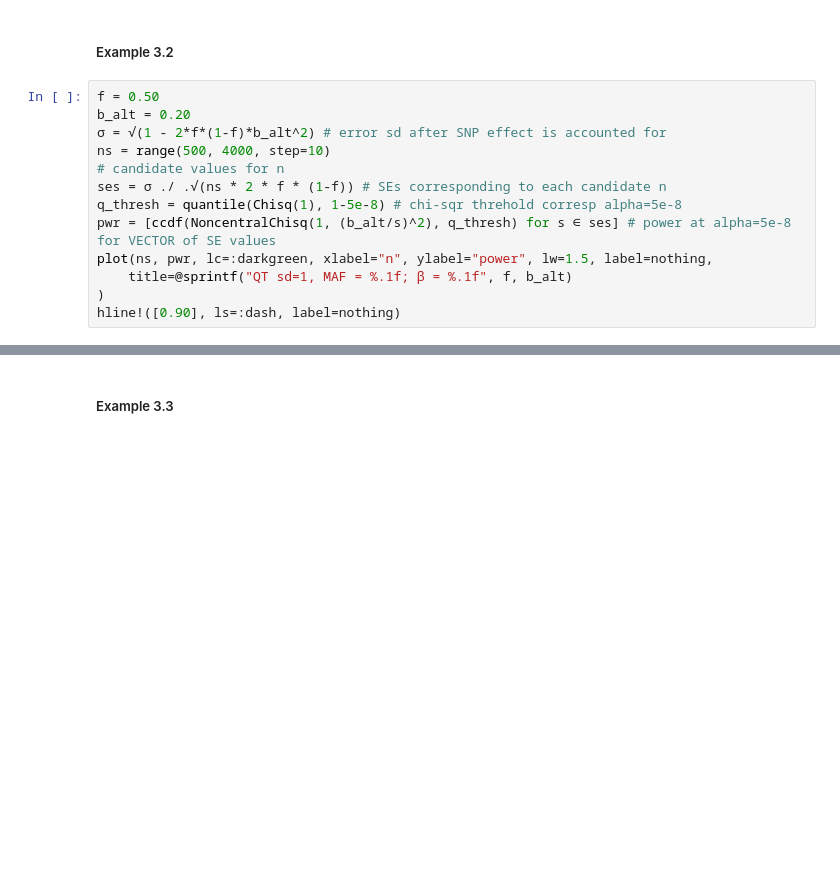
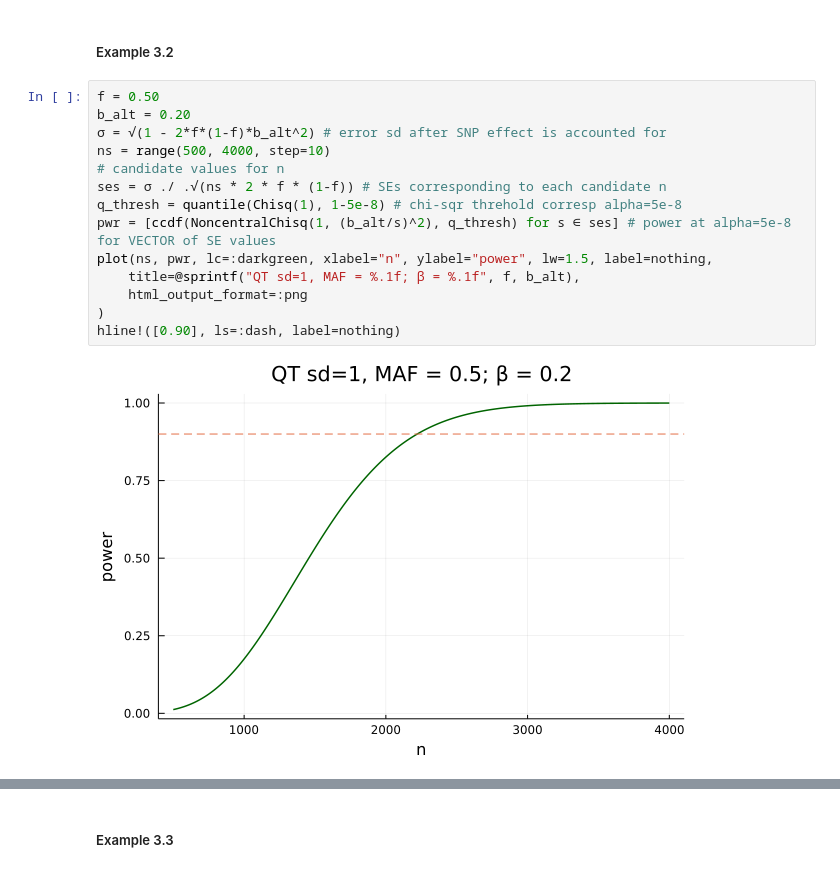
Before and after one commit to v-i-s-h/gwas-course-julia, a Jupyter notebook: julia/03.ipynb, the cells around one changed output, grey strips where cells are left out. Drawn from its saved outputs; the diff is of its cells as text; blank space fills up the shorter version.

```diff
--- a/julia/03.ipynb
+++ b/julia/03.ipynb
@@ -61,15 +73,18 @@ ccdf(NoncentralChisq(1, (b_alt/se)^2), q_thresh) # Correspond to the right tail
 # %%
 f = 0.50
 b_alt = 0.20
 σ = √(1 - 2*f*(1-f)*b_alt^2) # error sd after SNP effect is accounted for
 ns = range(500, 4000, step=10)
 # candidate values for n
 ses = σ ./ .√(ns * 2 * f * (1-f)) # SEs corresponding to each candidate n
 q_thresh = quantile(Chisq(1), 1-5e-8) # chi-sqr threhold corresp alpha=5e-8
 pwr = [ccdf(NoncentralChisq(1, (b_alt/s)^2), q_thresh) for s ∈ ses] # power at alpha=5e-8 for VECTOR of SE values
 plot(ns, pwr, lc=:darkgreen, xlabel="n", ylabel="power", lw=1.5, label=nothing,
-    title=@sprintf("QT sd=1, MAF = %.1f; β = %.1f", f, b_alt)
+    title=@sprintf("QT sd=1, MAF = %.1f; β = %.1f", f, b_alt),
+    html_output_format=:png
 )
 hline!([0.90], ls=:dash, label=nothing)
+# %% [output]
+[figure, added]
 # %%
 ns[findfirst(>=(0.90), pwr)]
```
Also changed, not shown: parts of 14 cells of this notebook.
